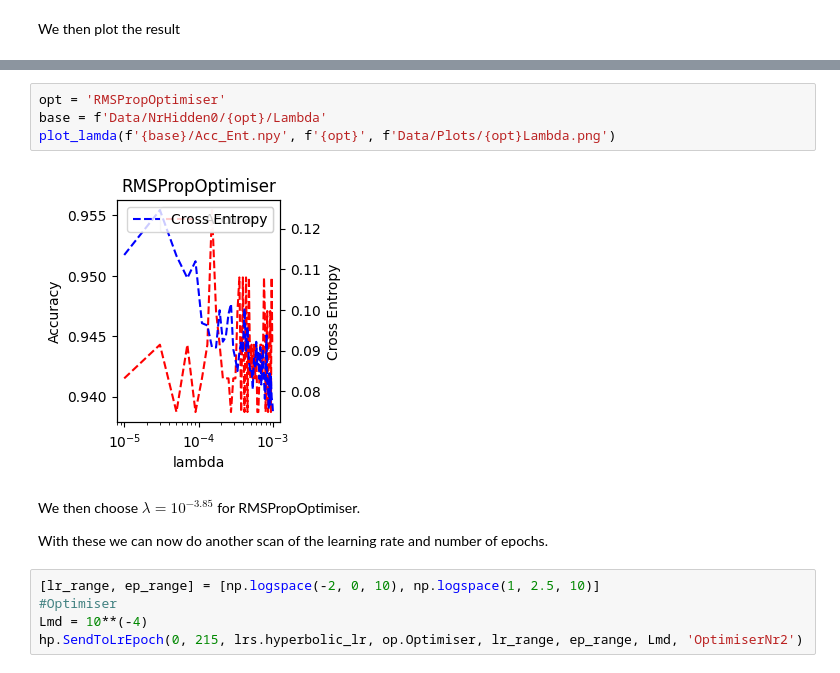
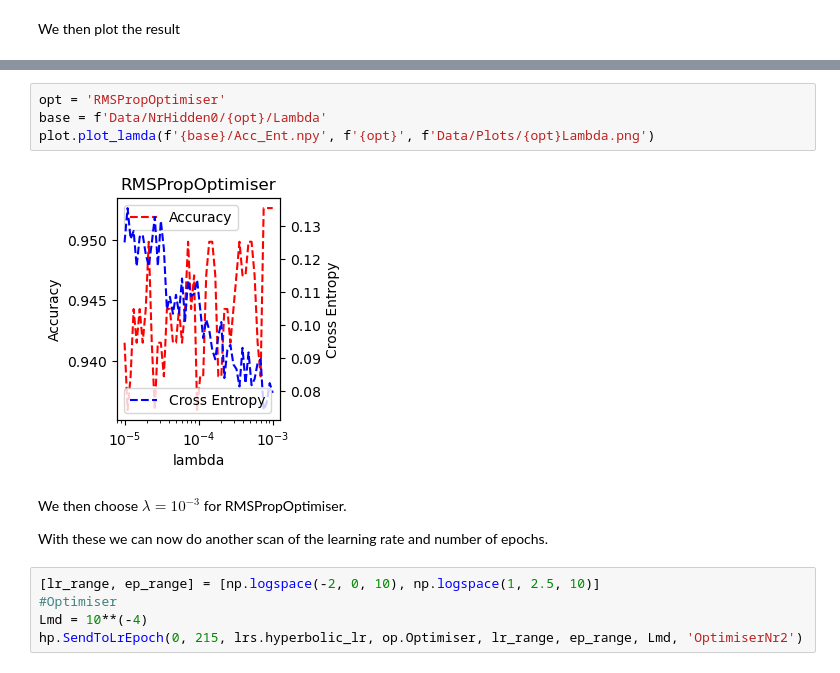
Before and after one commit to DavidSvejda2507/FYS-STK4155-Project-2, a Jupyter notebook: Notebook.ipynb, the cells around one changed output, grey strips where cells are left out. Drawn from its saved outputs; the diff is of its cells as text.

```diff
--- a/Notebook.ipynb
+++ b/Notebook.ipynb
@@ -263,11 +263,11 @@ We then choose $\lambda = 10^{-4.5}$ for AdamOptimiser.
 # %%
 opt = 'RMSPropOptimiser'
 base = f'Data/NrHidden0/{opt}/Lambda'
-plot_lamda(f'{base}/Acc_Ent.npy', f'{opt}', f'Data/Plots/{opt}Lambda.png')
+plot.plot_lamda(f'{base}/Acc_Ent.npy', f'{opt}', f'Data/Plots/{opt}Lambda.png')
 # %% [output]
-[figure, old version]
+[figure, new version]
 # %% [markdown]
-We then choose $\lambda = 10^{-3.85}$ for RMSPropOptimiser.
+We then choose $\lambda = 10^{-3}$ for RMSPropOptimiser.
 
 With these we can now do another scan of the learning rate and number of epochs.
 # %%
```
Also changed, not shown: parts of 21 cells of this notebook, 13 other files.
